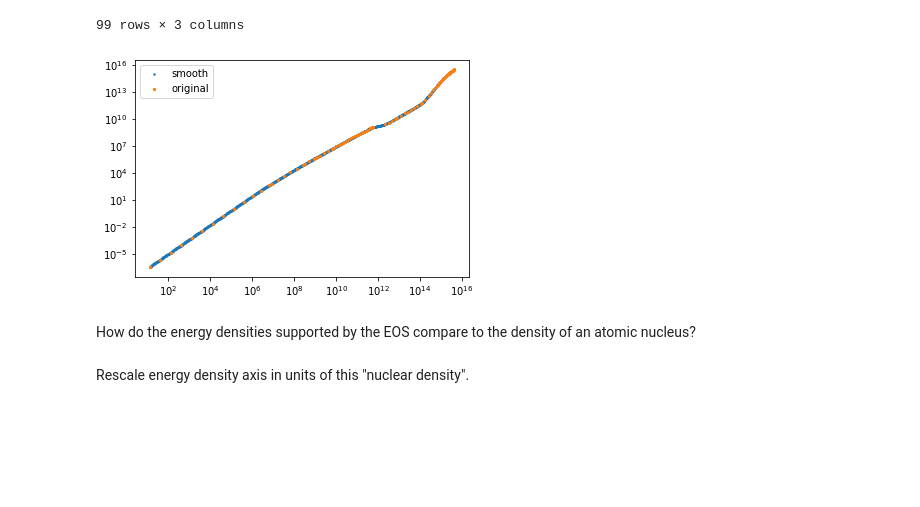
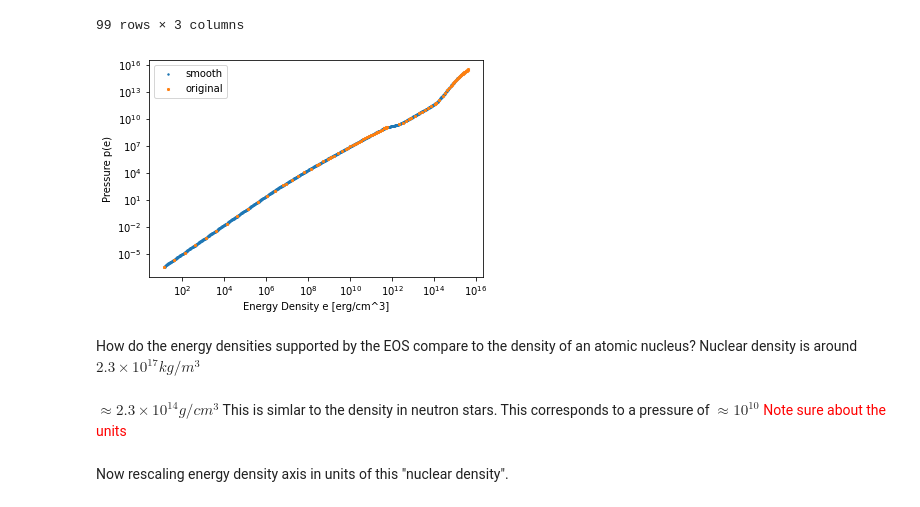
Before and after one commit to utkarsh7236/fmodes, a Jupyter notebook: Intro/CTA200 Final Project Assignment.ipynb, the cells around one changed output. Cells and saved outputs as stored; diff of their text form; code cells hidden in the pictures; blank space fills up the shorter version.

```diff
--- a/Intro/CTA200 Final Project Assignment.ipynb
+++ b/Intro/CTA200 Final Project Assignment.ipynb
@@ -117,25 +113,30 @@ sly
 # %%
 from scipy.interpolate import interp1d
 N = int(1e3)
 
 pressure = sly.pressurec2
 e_den = sly.energy_densityc2
 
 f_p_smooth = interp1d(e_den, pressure)
 
 log_den = np.log10(e_den)
 e_smooth = np.logspace(log_den.min(), 0.99*log_den.max(), N)
 p_smooth = f_p_smooth(e_smooth)
 
 plt.scatter(e_smooth, p_smooth, s = 2, label = "smooth")
 plt.scatter(e_den, pressure, marker = "x", s = 5, label = "original")
 plt.xscale("log")
 plt.yscale("log")
 plt.legend()
+plt.xlabel("Energy Density e [erg/cm^3]")
+plt.ylabel("Pressure p(e)")
 plt.show()
 # %% [output]
-[figure, old version]
+[figure, new version]
 # %% [markdown]
-How do the energy densities supported by the EOS compare to the density of an atomic nucleus?
+How do the energy densities supported by the EOS compare to the density of an atomic nucleus? Nuclear density is around $ 2.3 \times 10^{17} kg/m^3$
+# %% [markdown]
+$\approx 2.3 \times 10^{14} g/cm^3$
+This is simlar to the density in neutron stars. This corresponds to a pressure of $\approx 10^{10}$ <font color='red'>Note sure about the units</font>
 # %% [markdown]
-Rescale energy density axis in units of this "nuclear density".
+Now rescaling energy density axis in units of this "nuclear density".
```
Also changed, not shown: parts of 4 cells of this notebook.
